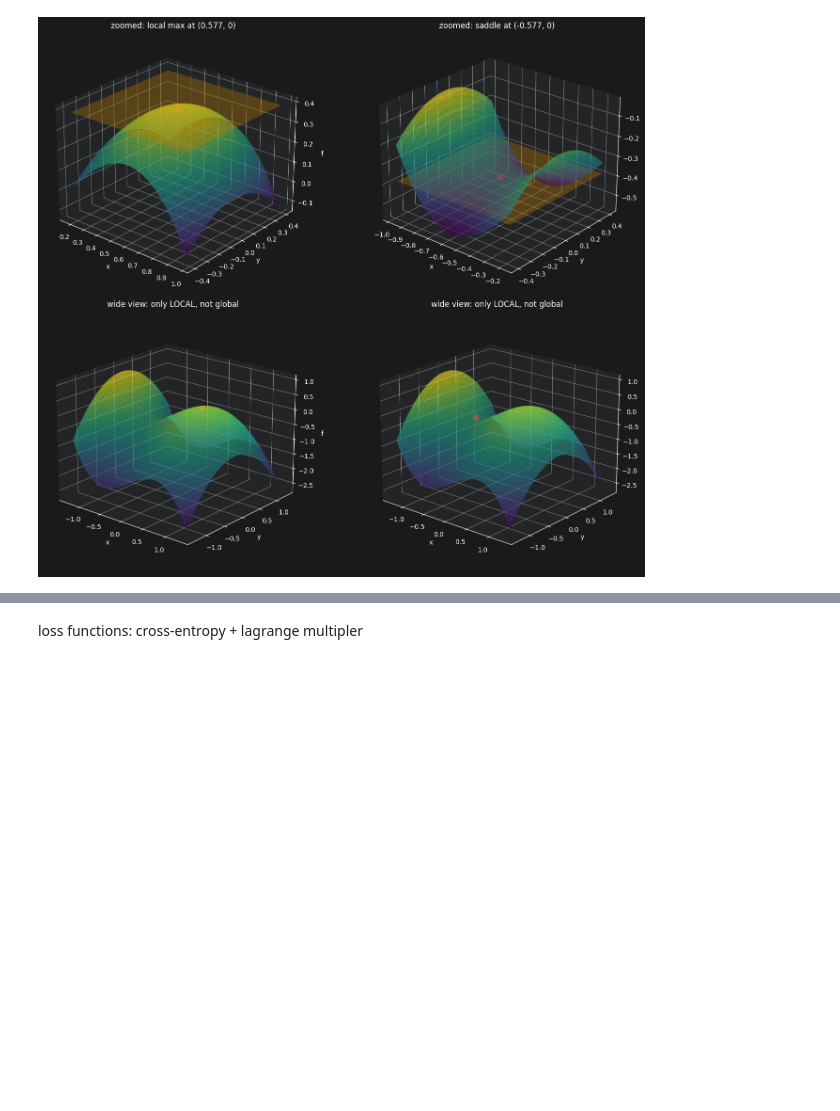
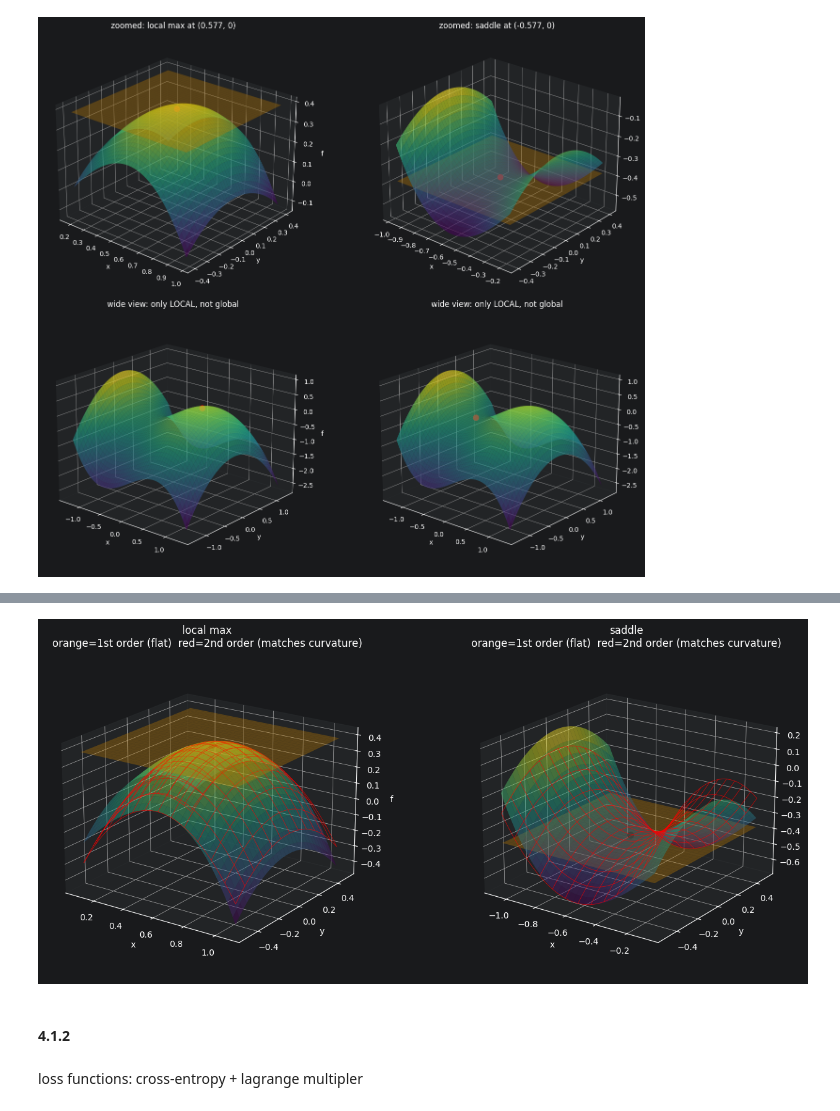
Before and after one commit to j03hoang/nlp-lab, a Jupyter notebook: notebooks/maths_review.ipynb, the cells around one changed output, grey strips where cells are left out. Cells and saved outputs as stored; diff of their text form; code cells hidden in the pictures; blank space fills up the shorter version.

Commit message:
optimiziation
second order taylor derivations, plt fixes, calc review necessary for descent

```diff
--- a/notebooks/maths_review.ipynb
+++ b/notebooks/maths_review.ipynb
@@ -6155,3 +6286,34 @@ plt.show()
+# %%
+def hessian_f(x, y):
+    return np.array([[-6*x, 0.0], [0.0, -2.0]])
+
+def quadratic_approx(X, Y, x0, y0):
+    H = hessian_f(x0, y0)
+    dx, dy = X - x0, Y - y0
+    quad = H[0,0]*dx**2 + 2*H[0,1]*dx*dy + H[1,1]*dy**2
+    return f(x0, y0) + 0.5*quad  # gradient term vanishes -- these are critical points
+
+fig = plt.figure(figsize=(14, 6))
+for i, (x0, y0, kind) in enumerate(crit_points):
+    x = np.linspace(x0 - 0.5, x0 + 0.5, 60)
+    y = np.linspace(y0 - 0.5, y0 + 0.5, 60)
+    X, Y = np.meshgrid(x, y)
+
+    ax = fig.add_subplot(1, 2, i+1, projection='3d')
+    ax.plot_surface(X, Y, f(X, Y), alpha=0.45, cmap='viridis', edgecolor='none')
+    ax.plot_surface(X, Y, tangent_plane(X, Y, x0, y0), color='orange', alpha=0.35, edgecolor='none')
+    ax.plot_wireframe(X, Y, quadratic_approx(X, Y, x0, y0), color='red', alpha=0.7, linewidth=0.6, rstride=5, cstride=5)
+    ax.scatter([x0], [y0], [f(x0, y0)], color='black', s=50, zorder=5)
+    ax.set_title(f"{kind}\norange=1st order (flat)  red=2nd order (matches curvature)")
+    ax.set_xlabel('x'); ax.set_ylabel('y'); ax.set_zlabel('f')
+    ax.view_init(elev=20, azim=-55)
+
+plt.tight_layout()
+plt.show()
+# %% [output]
+[figure, added]
+# %% [markdown]
+#### 4.1.2
 # %% [markdown]
 loss functions: cross-entropy + lagrange multipler
 # %%
```
Also changed, not shown: parts of 10 cells of this notebook.
